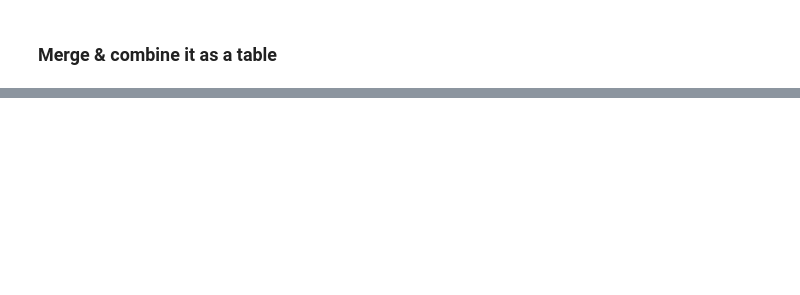
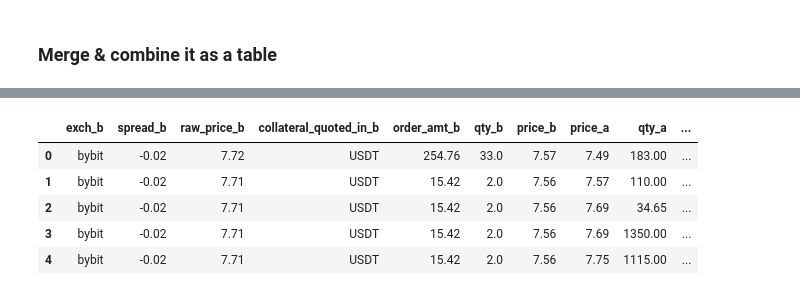
Before and after one commit to karsonchancwk/crypto_premarket_dashboard_demo, a Jupyter notebook: demo_explanation.ipynb, the cells around one changed output, grey strips where cells are left out. Cells and saved outputs as stored; diff of their text form; code cells hidden in the pictures; blank space fills up the shorter version.

```diff
--- a/demo_explanation.ipynb
+++ b/demo_explanation.ipynb
@@ -96,0 +422,10 @@ axis=1)[['exchange_bid', 'order_amount_bid', 'quantity_bid', 'price_bid', 'price
+# %%
+orb[['exch_b', 'spread_b', 'raw_price_b', 'collateral_quoted_in_b', 'order_amt_b', 'qty_b', 'price_b',
+    'price_a', 'qty_a', 'order_amt_a', 'collateral_quoted_in_a', 'raw_price_a', 'spread_a', 'exch_a']].head()
+# %% [output]
+|  | exch_b | spread_b | raw_price_b | collateral_quoted_in_b | order_amt_b | qty_b | price_b | price_a | qty_a | ... |
+| 0 | bybit | -0.02 | 7.72 | USDT | 254.76 | 33.0 | 7.57 | 7.49 | 183.00 | ... |
+| 1 | bybit | -0.02 | 7.71 | USDT | 15.42 | 2.0 | 7.56 | 7.57 | 110.00 | ... |
+| 2 | bybit | -0.02 | 7.71 | USDT | 15.42 | 2.0 | 7.56 | 7.69 | 34.65 | ... |
+| 3 | bybit | -0.02 | 7.71 | USDT | 15.42 | 2.0 | 7.56 | 7.69 | 1350.00 | ... |
+| 4 | bybit | -0.02 | 7.71 | USDT | 15.42 | 2.0 | 7.56 | 7.75 | 1115.00 | ... |
```
Also changed, not shown: parts of 45 cells of this notebook, 8 other files.
